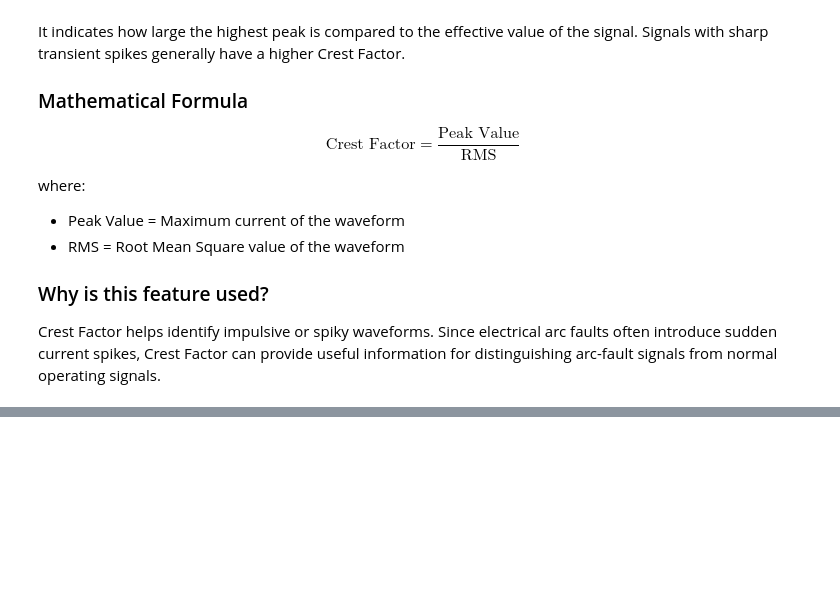
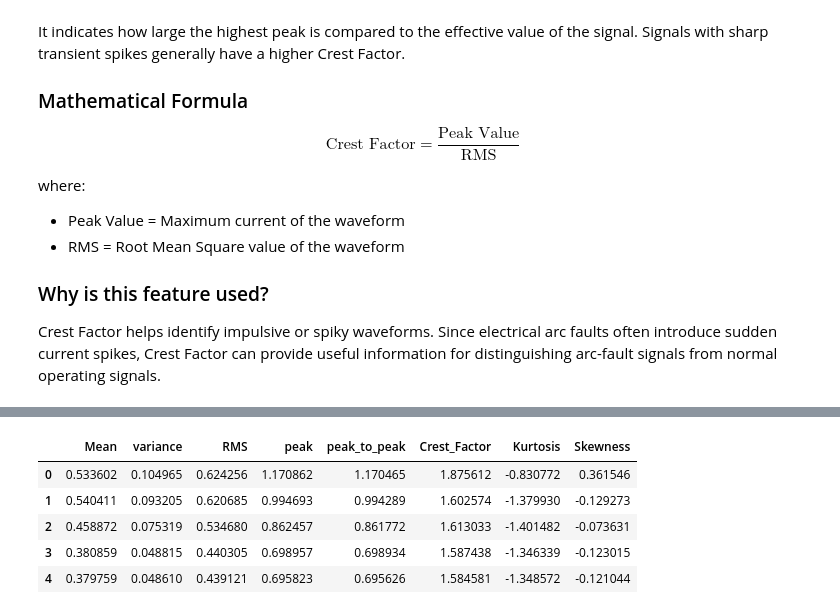
Before and after one commit to Nevil-MS/residential-series-arc-fault-detection, a Jupyter notebook: notebooks/02_feature_extraction.ipynb, the cells around one changed output, grey strips where cells are left out. Cells and saved outputs as stored; diff of their text form; code cells hidden in the pictures; blank space fills up the shorter version.

Commit message:
Update feature extraction progress table

```diff
--- a/notebooks/02_feature_extraction.ipynb
+++ b/notebooks/02_feature_extraction.ipynb
@@ -424,0 +597,9 @@ te
+# %%
+train_features.head()
+# %% [output]
+|  | Mean | variance | RMS | peak | peak_to_peak | Crest_Factor | Kurtosis | Skewness |
+| 0 | 0.533602 | 0.104965 | 0.624256 | 1.170862 | 1.170465 | 1.875612 | -0.830772 | 0.361546 |
+| 1 | 0.540411 | 0.093205 | 0.620685 | 0.994693 | 0.994289 | 1.602574 | -1.379930 | -0.129273 |
+| 2 | 0.458872 | 0.075319 | 0.534680 | 0.862457 | 0.861772 | 1.613033 | -1.401482 | -0.073631 |
+| 3 | 0.380859 | 0.048815 | 0.440305 | 0.698957 | 0.698934 | 1.587438 | -1.346339 | -0.123015 |
+| 4 | 0.379759 | 0.048610 | 0.439121 | 0.695823 | 0.695626 | 1.584581 | -1.348572 | -0.121044 |
```
Also changed, not shown: parts of 22 cells of this notebook.
